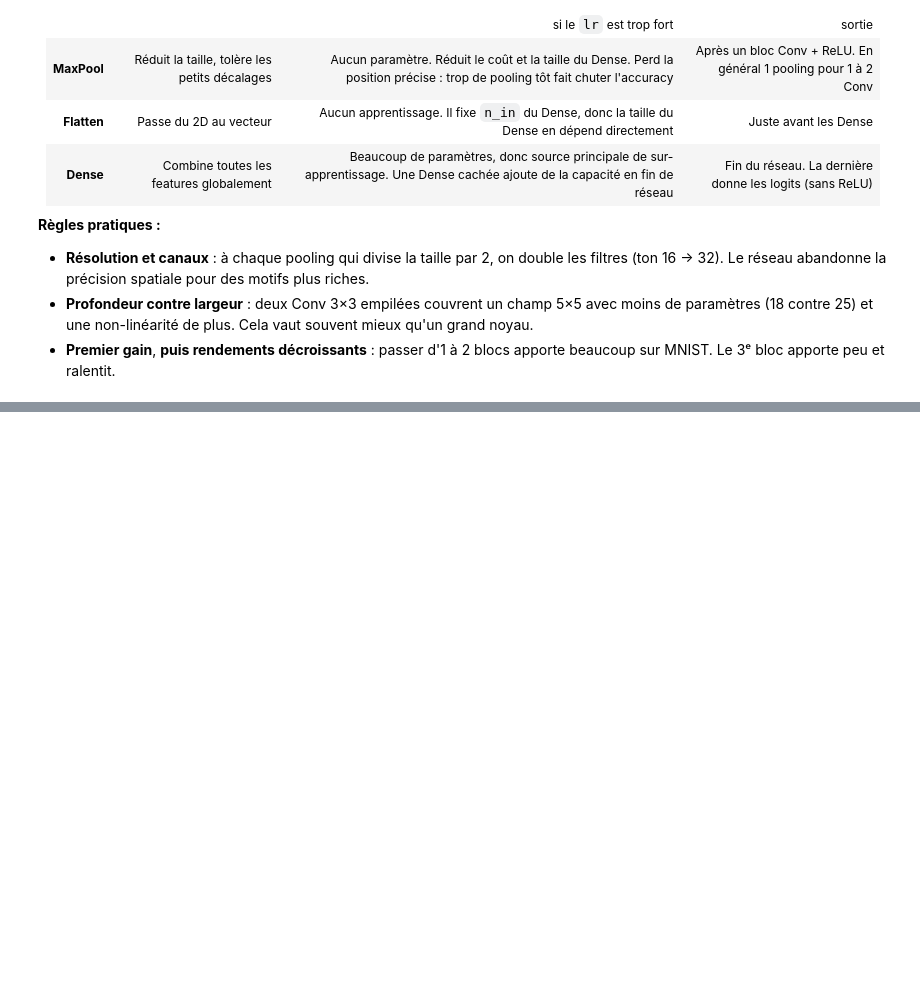
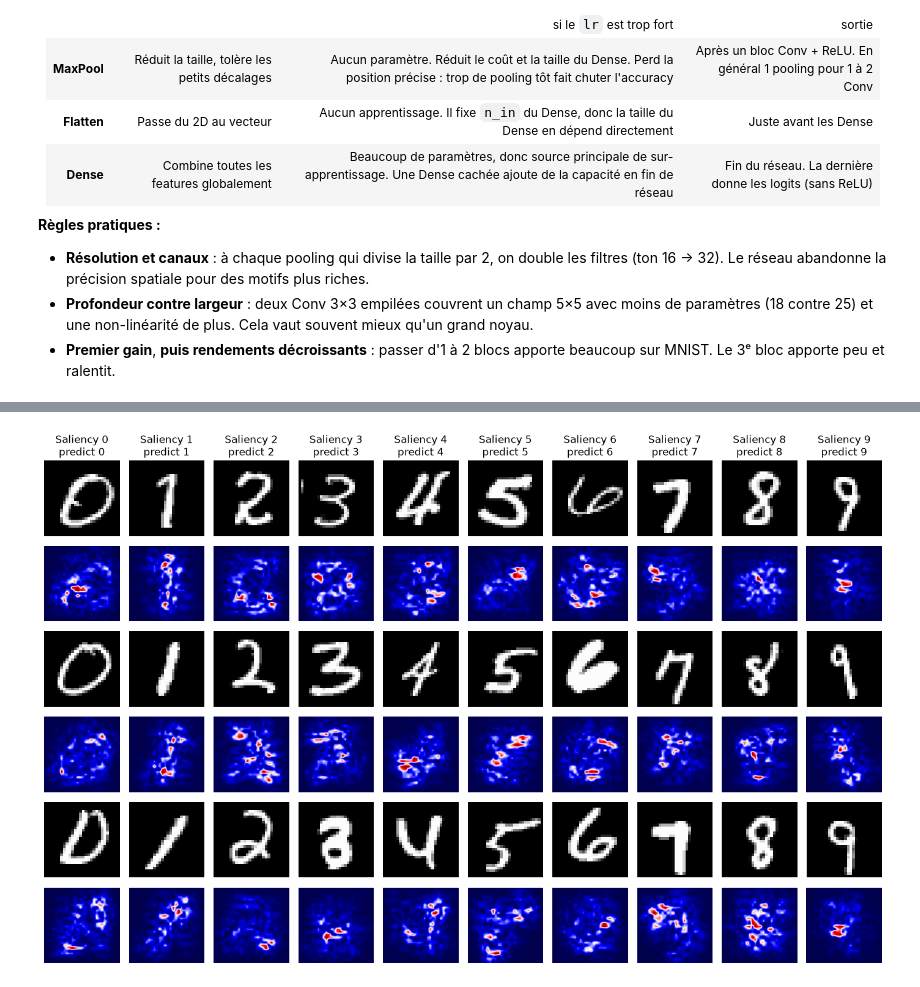
Before and after one commit to tbessadet/Python-projet-perso, a Jupyter notebook: CNN.ipynb, the cells around one changed output, grey strips where cells are left out. Drawn from its saved outputs; the diff is of its cells as text; code cells hidden in the pictures; blank space fills up the shorter version.

```diff
--- a/CNN.ipynb
+++ b/CNN.ipynb
@@ -278,7 +291,7 @@ class Modele:
         '''
         self.features = features
         self.classifier = classifier
-        self.couches = np.concat((features, classifier))
+        self.couches = np.concatenate((features, classifier))
         self.input_shape = input_shape
         self.EPOCH = EPOCH
         self.lr = lr
@@ -289,7 +302,7 @@ class Modele:
     def parameters(self):
         p = []
         for c in self.couches:
-            p.extend(c.parameters())
+            p.extend(param for param in c.parameters() if param.requires_grad)
             # p.append(c.parameters())
         return p
 
@@ -731,0 +682,29 @@ features = [Conv(C_in=1, C_out=32, kernel=5, stride=1, padding='valid'), ReLu(),
+# %%
+# Saliency (ligne 1-3) et CAM (lignes 4-6) : 3 exemples par chiffre, 1 colonne par chiffre
+def carte_saliency(model, img, label):
+    model.eval()
+    x = img.clone().unsqueeze(0).requires_grad_()       # (1, 1, 28, 28)
+    score = model.forward(x)[0, label]
+    score.backward()
+    return x.grad.abs().squeeze().cpu()
+
+
+fig, axes = plt.subplots(6, 10, figsize=(14, 9))
+
+for classe in range(10):
+    exemples = X_train[y_train == classe][:3]
+    for i in range(3):
+        img = exemples[i]
+        axes[2*i+1, classe].imshow(carte_saliency(models["ml"], img, classe), cmap="seismic", interpolation="bilinear")
+        axes[2*i, classe].imshow(img.squeeze(0).cpu(), cmap="gray")
+
+        yhat = models["ml"].predict(img.unsqueeze(0)).item()
+        axes[0, classe].set_title(f"Saliency {classe}\npredict {yhat}")
+
+for ax in axes.flat:
+    ax.axis("off")
+
+plt.tight_layout()
+plt.show()
+# %% [output]
+[figure, added]
```
Also changed, not shown: parts of 30 cells of this notebook.
